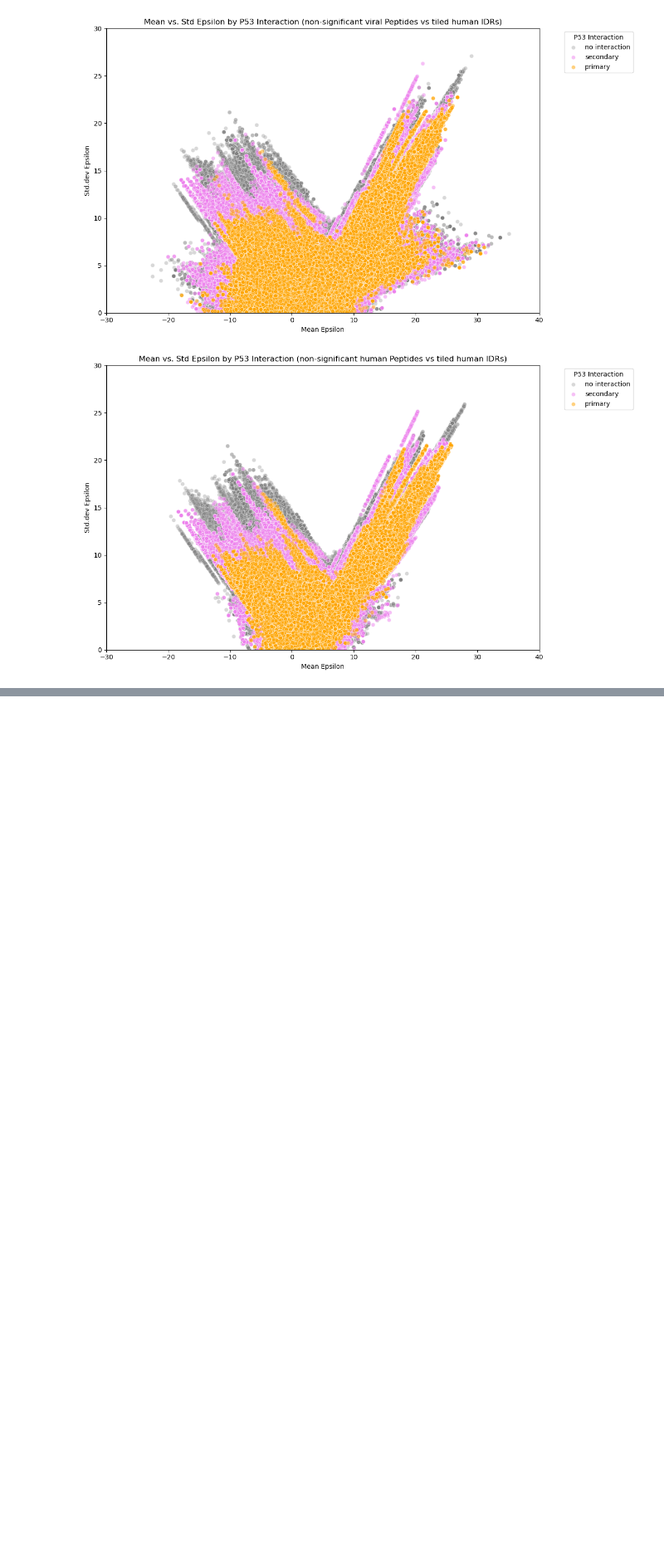
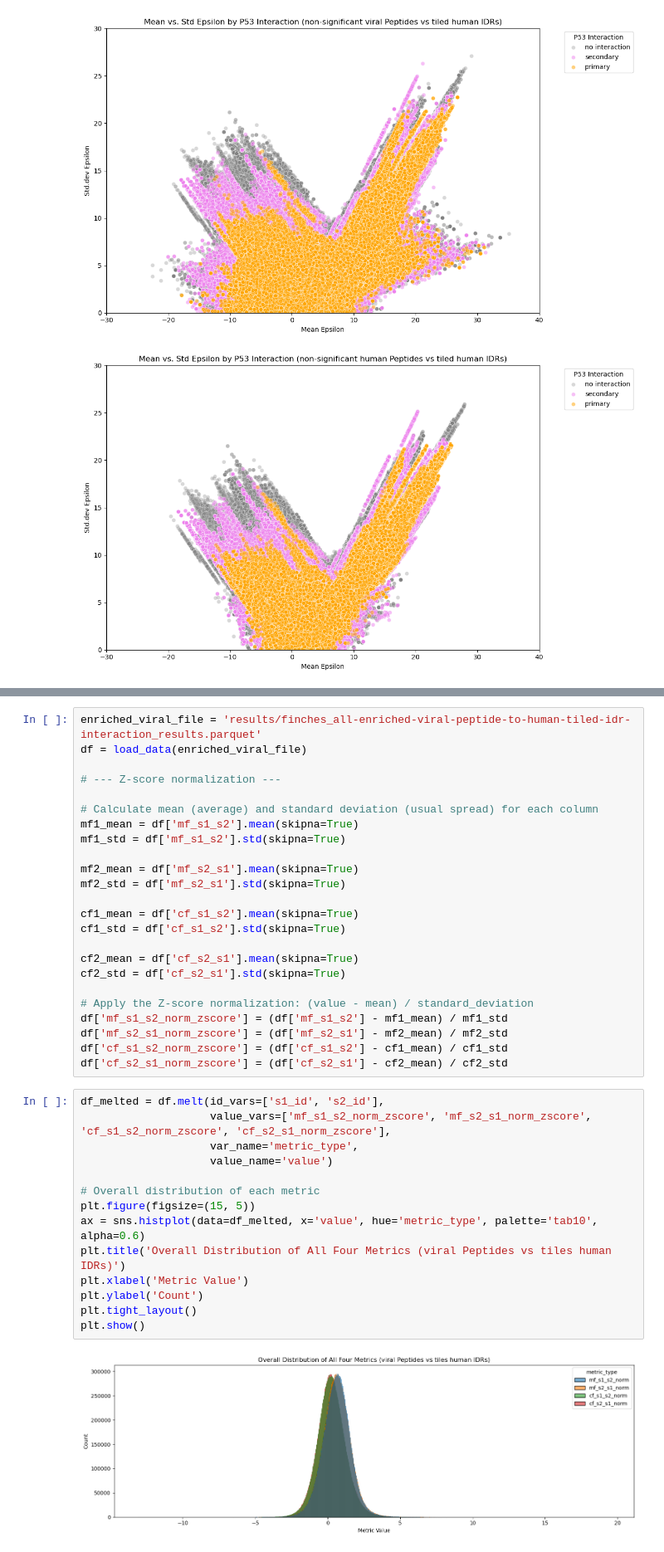
Before and after one commit to FilyCode/ProteinProteinInteractions_Finches-filtering_AF3-prediction, a Jupyter notebook: plot_finches_comparisons.ipynb, the cells around one changed output, grey strips where cells are left out. Shown at 83% size. Cells and saved outputs as stored; diff of their text form; blank space fills up the shorter version.

```diff
--- a/plot_finches_comparisons.ipynb
+++ b/plot_finches_comparisons.ipynb
@@ -115,0 +185,40 @@ plot_mean_stddev_scatter_plot(non_enriched_human_df, xlim, ylim, "non-significan
+# %%
+enriched_viral_file = 'results/finches_all-enriched-viral-peptide-to-human-tiled-idr-interaction_results.parquet'
+df = load_data(enriched_viral_file)
+
+# --- Z-score normalization ---
+
+# Calculate mean (average) and standard deviation (usual spread) for each column
+mf1_mean = df['mf_s1_s2'].mean(skipna=True)
+mf1_std = df['mf_s1_s2'].std(skipna=True)
+
+mf2_mean = df['mf_s2_s1'].mean(skipna=True)
+mf2_std = df['mf_s2_s1'].std(skipna=True)
+
+cf1_mean = df['cf_s1_s2'].mean(skipna=True)
+cf1_std = df['cf_s1_s2'].std(skipna=True)
+
+cf2_mean = df['cf_s2_s1'].mean(skipna=True)
+cf2_std = df['cf_s2_s1'].std(skipna=True)
+
+# Apply the Z-score normalization: (value - mean) / standard_deviation
+df['mf_s1_s2_norm_zscore'] = (df['mf_s1_s2'] - mf1_mean) / mf1_std
+df['mf_s2_s1_norm_zscore'] = (df['mf_s2_s1'] - mf2_mean) / mf2_std
+df['cf_s1_s2_norm_zscore'] = (df['cf_s1_s2'] - cf1_mean) / cf1_std
+df['cf_s2_s1_norm_zscore'] = (df['cf_s2_s1'] - cf2_mean) / cf2_std
+# %%
+df_melted = df.melt(id_vars=['s1_id', 's2_id'],
+                    value_vars=['mf_s1_s2_norm_zscore', 'mf_s2_s1_norm_zscore', 'cf_s1_s2_norm_zscore', 'cf_s2_s1_norm_zscore'],
+                    var_name='metric_type',
+                    value_name='value')
+
+# Overall distribution of each metric
+plt.figure(figsize=(15, 5))
+ax = sns.histplot(data=df_melted, x='value', hue='metric_type', palette='tab10', alpha=0.6)
+plt.title('Overall Distribution of All Four Metrics (viral Peptides vs tiles human IDRs)')
+plt.xlabel('Metric Value')
+plt.ylabel('Count')
+plt.tight_layout()
+plt.show()
+# %% [output]
+[figure, added]
```
Also changed, not shown: parts of 8 cells of this notebook.
